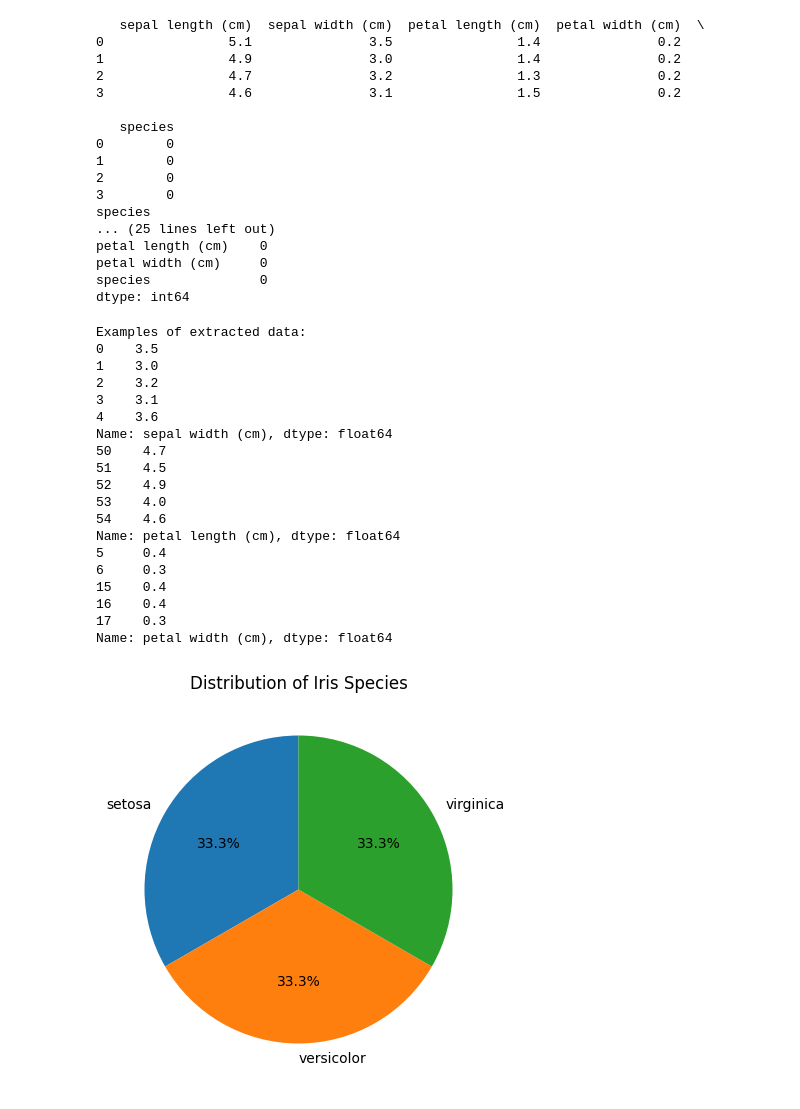
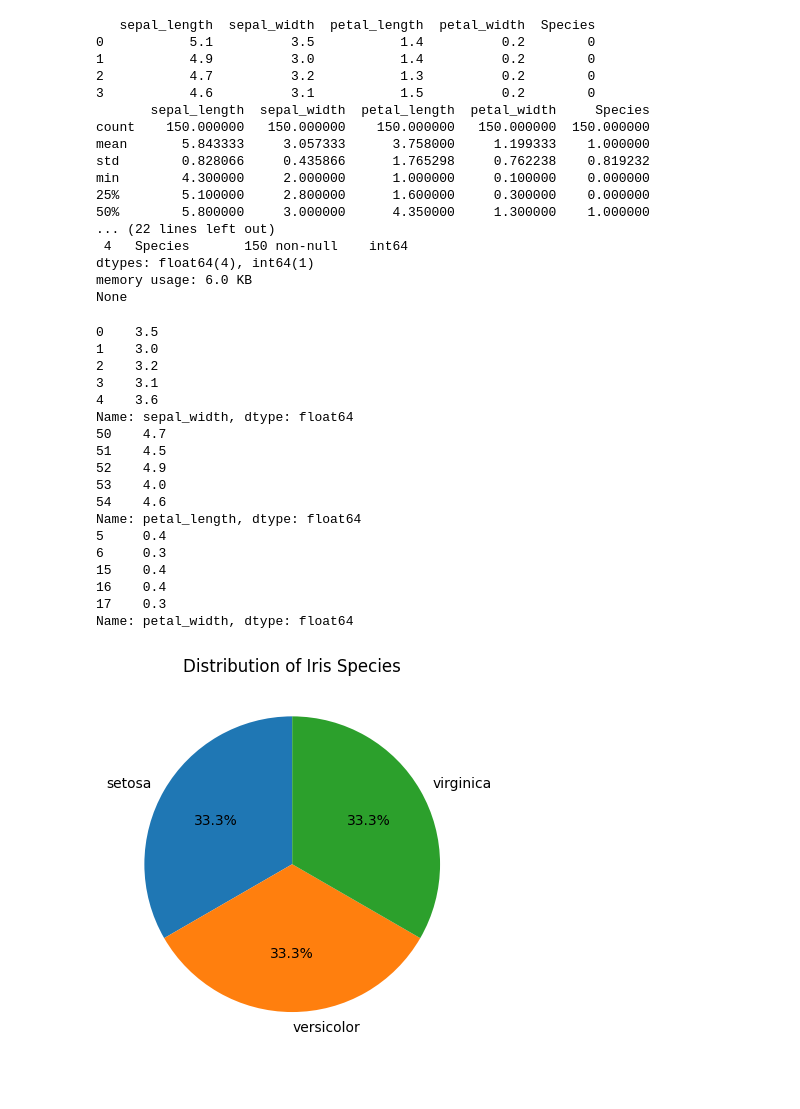
Before and after one commit to Remonah-3/Github_Assignment, a Jupyter notebook: Assignment_Iris_data.ipynb, the cells around one changed output. Saved outputs shown, nothing was run; the diff lists cells and outputs as text; code cells hidden in the pictures.

```diff
--- a/Assignment_Iris_data.ipynb
+++ b/Assignment_Iris_data.ipynb
@@ -3,13 +3,16 @@
 # %%
 import pandas as pd
 import matplotlib.pyplot as plt
+import seaborn as sns
 from sklearn.datasets import load_iris
 
 iris = load_iris()
-X = pd.DataFrame(iris.data, columns=iris.feature_names)
-y = pd.Series(iris.target, name='species')
+X = pd.DataFrame(iris.data, columns=['sepal_length','sepal_width','petal_length','petal_width'])
+y = pd.Series(iris.target, name='Species')
+
+print(X.head())
+print(y.head())
 
 df = pd.concat([X, y], axis=1)
-print("Data loaded and combined:")
-print(df.head(4))
+print(df.head())
 # %% [output]
@@ -28,63 +37,61 @@ Data loaded and combined:
 # %%
 print(df.head(4))
-print(df['species'].value_counts())
 print(df.describe())
 print(df.isnull().sum())
+print(df['Species'].value_counts())
+print(df.info())
 # %% [output]
-   sepal length (cm)  sepal width (cm)  petal length (cm)  petal width (cm)  \
-0                5.1               3.5                1.4               0.2
-1                4.9               3.0                1.4               0.2
-2                4.7               3.2                1.3               0.2
-3                4.6               3.1                1.5               0.2
-
-   species
-0        0
-1        0
-2        0
-3        0
-species
-... (25 lines left out)
-petal length (cm)    0
-petal width (cm)     0
-species              0
-dtype: int64
+   sepal_length  sepal_width  petal_length  petal_width  Species
+0           5.1          3.5           1.4          0.2        0
+1           4.9          3.0           1.4          0.2        0
+2           4.7          3.2           1.3          0.2        0
+3           4.6          3.1           1.5          0.2        0
+       sepal_length  sepal_width  petal_length  petal_width     Species
+count    150.000000   150.000000    150.000000   150.000000  150.000000
+mean       5.843333     3.057333      3.758000     1.199333    1.000000
+std        0.828066     0.435866      1.765298     0.762238    0.819232
+min        4.300000     2.000000      1.000000     0.100000    0.000000
+25%        5.100000     2.800000      1.600000     0.300000    0.000000
+50%        5.800000     3.000000      4.350000     1.300000    1.000000
+... (22 lines left out)
+ 4   Species       150 non-null    int64
+dtypes: float64(4), int64(1)
+memory usage: 6.0 KB
+None
 # %%
-sepal_width_1 = df['sepal width (cm)']
+sepal_width_1 = df['sepal_width']
 sepal_width_2 = df.iloc[:, 1]
 
-petal_length_slice = df.loc[50:99, 'petal length (cm)']
-petal_width_filtered = df[df['petal width (cm)'] > 0.2]['petal width (cm)']
+petal_length_slice = df.loc[50:99, 'petal_length']
+petal_width_filtered = df[df['petal_width'] > 0.2]['petal_width']
 
-print("Examples of extracted data:")
 print(sepal_width_1.head())
 print(petal_length_slice.head())
 print(petal_width_filtered.head())
 # %% [output]
-Examples of extracted data:
 0    3.5
 1    3.0
 2    3.2
 3    3.1
 4    3.6
-Name: sepal width (cm), dtype: float64
+Name: sepal_width, dtype: float64
 50    4.7
 51    4.5
 52    4.9
 53    4.0
 54    4.6
-Name: petal length (cm), dtype: float64
+Name: petal_length, dtype: float64
 5     0.4
 6     0.3
 15    0.4
 16    0.4
 17    0.3
-Name: petal width (cm), dtype: float64
+Name: petal_width, dtype: float64
 # %%
-species_counts = df['species'].value_counts()
-plt.figure(figsize=(5,5))
-plt.pie(species_counts, labels=iris.target_names, autopct='%1.1f%%', startangle=90)
+species_counts = df['Species'].value_counts()
+plt.pie(species_counts, labels=['setosa','versicolor','virginica'], autopct='%1.1f%%', startangle=90)
 plt.title("Distribution of Iris Species")
 plt.show()
 # %% [output]
-[figure, old version]
+[figure, new version]
 # %%
```
Also changed, not shown: parts of 9 cells of this notebook.
